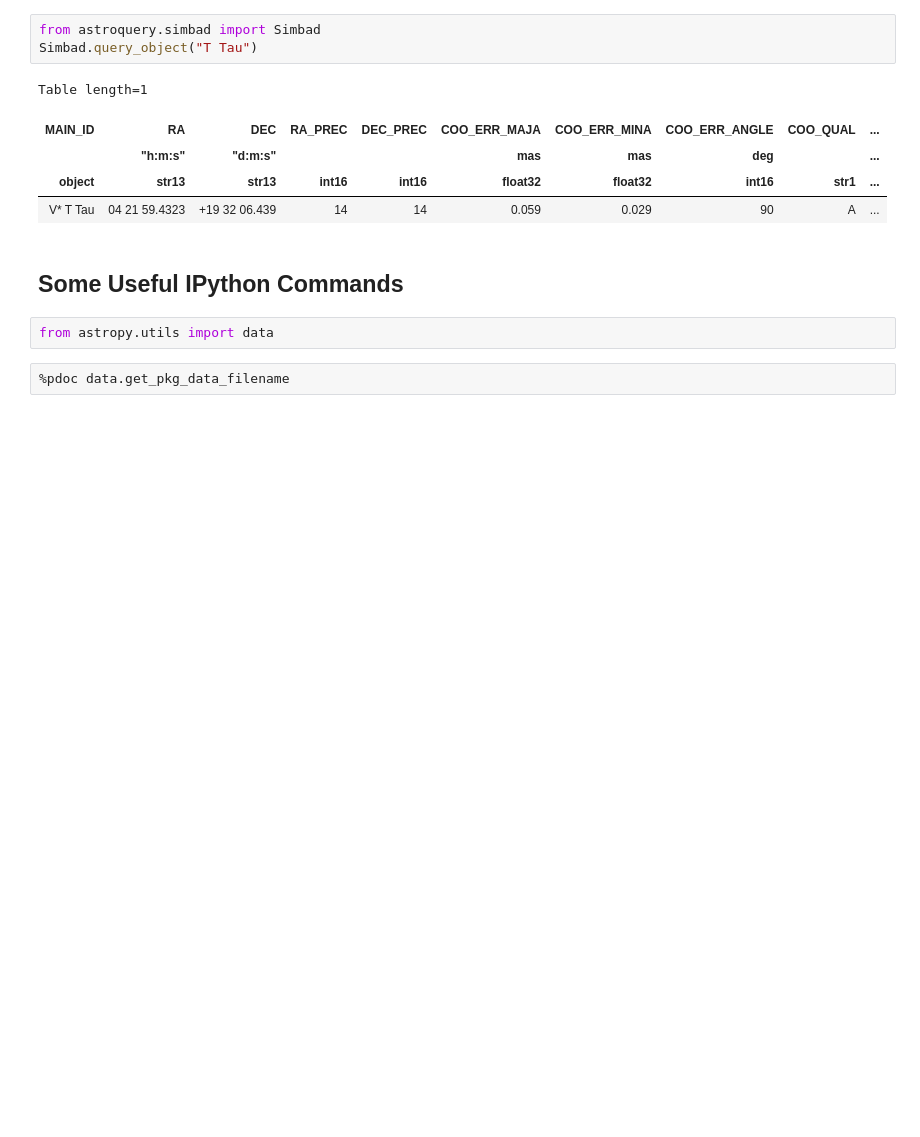
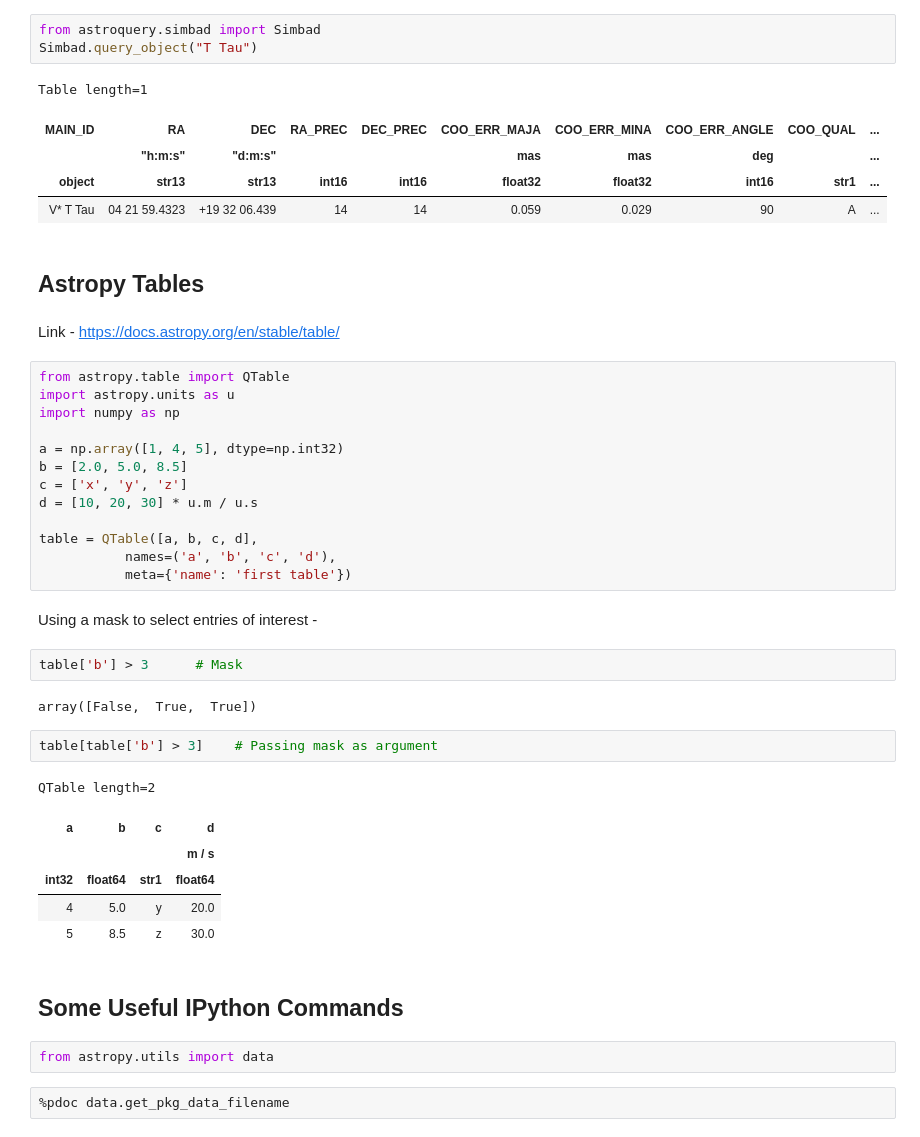
Before and after one commit to Gurmeet-Singh/RADGK-SDC2, a Jupyter notebook: astropy_tests.ipynb, the cells around one changed output. Saved outputs shown, nothing was run; the diff lists cells and outputs as text; blank space fills up the shorter version.

```diff
--- a/astropy_tests.ipynb
+++ b/astropy_tests.ipynb
@@ -94,6 +103,38 @@ Table length=1
 |  | "h:m:s" | "d:m:s" |  |  | mas | mas | deg |  | ... |
 | object | str13 | str13 | int16 | int16 | float32 | float32 | int16 | str1 | ... |
 | V* T Tau | 04 21 59.4323 | +19 32 06.439 | 14 | 14 | 0.059 | 0.029 | 90 | A | ... |
+# %% [markdown]
+## Astropy Tables
+# %% [markdown]
+Link - https://docs.astropy.org/en/stable/table/
+# %%
+from astropy.table import QTable
+import astropy.units as u
+import numpy as np
+
+a = np.array([1, 4, 5], dtype=np.int32)
+b = [2.0, 5.0, 8.5]
+c = ['x', 'y', 'z']
+d = [10, 20, 30] * u.m / u.s
+
+table = QTable([a, b, c, d],
+           names=('a', 'b', 'c', 'd'),
+           meta={'name': 'first table'})
+# %% [markdown]
+Using a mask to select entries of interest -
+# %%
+table['b'] > 3      # Mask
+# %% [output]
+array([False,  True,  True])
+# %%
+table[table['b'] > 3]    # Passing mask as argument
+# %% [output]
+QTable length=2
+| a | b | c | d |
+|  |  |  | m / s |
+| int32 | float64 | str1 | float64 |
+| 4 | 5.0 | y | 20.0 |
+| 5 | 8.5 | z | 30.0 |
 # %% [markdown]
 ## Some Useful IPython Commands
 # %%
```
Also changed, not shown: parts of 22 cells of this notebook.
